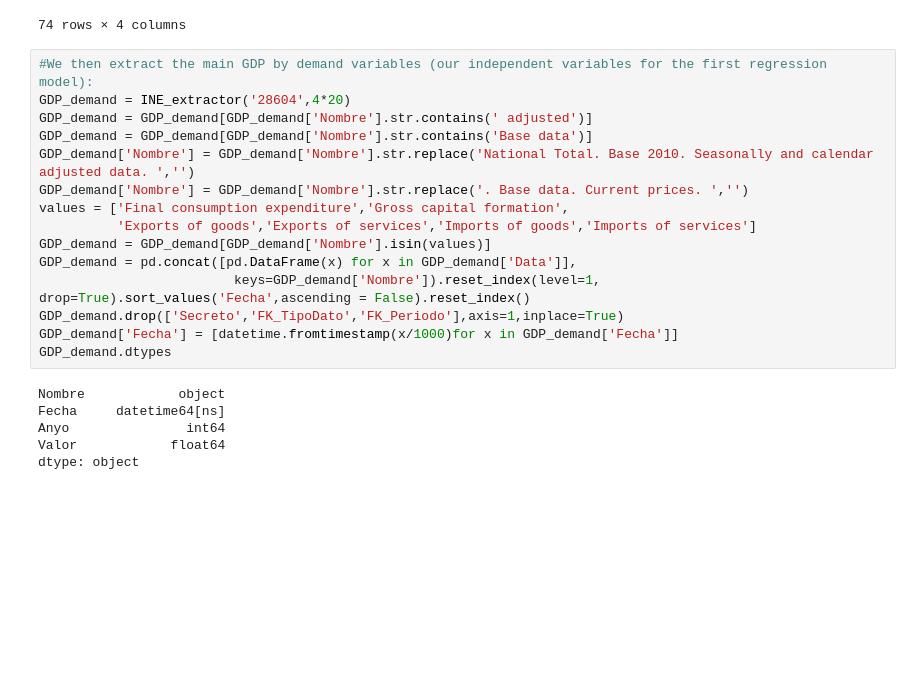
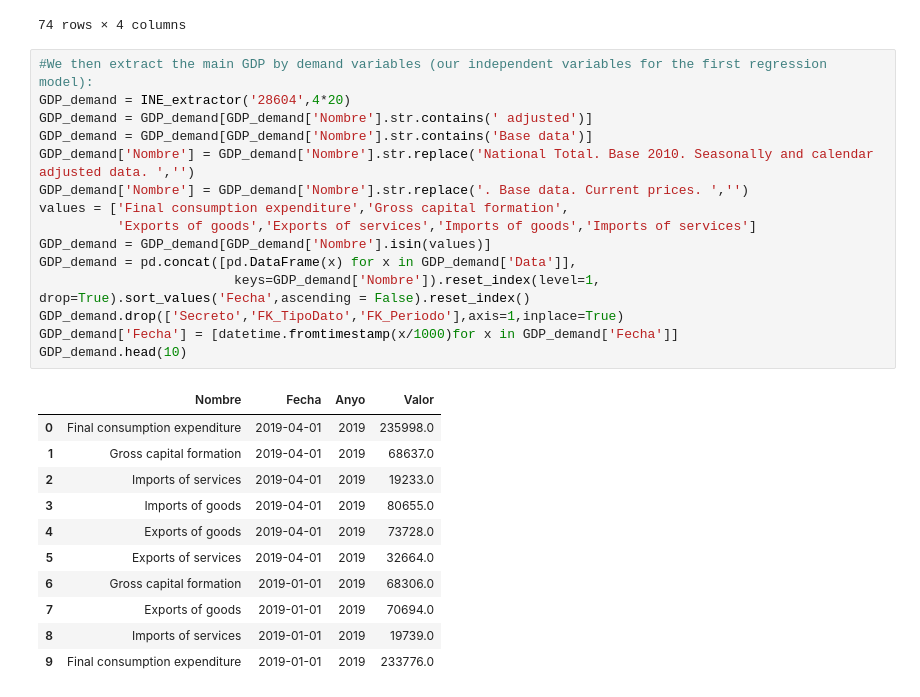
Before and after one commit to javier-pradera/Project-Week-5-Your-Own-Project, a Jupyter notebook: your-project/Code/Unemployment rate model.ipynb, the cells around one changed output. Cells and saved outputs as stored; diff of their text form; blank space fills up the shorter version.

```diff
--- a/your-project/Code/Unemployment rate model.ipynb
+++ b/your-project/Code/Unemployment rate model.ipynb
@@ -67,24 +70,30 @@ unemployment
 # %%
 #We then extract the main GDP by demand variables (our independent variables for the first regression model):
 GDP_demand = INE_extractor('28604',4*20)
 GDP_demand = GDP_demand[GDP_demand['Nombre'].str.contains(' adjusted')]
 GDP_demand = GDP_demand[GDP_demand['Nombre'].str.contains('Base data')]
 GDP_demand['Nombre'] = GDP_demand['Nombre'].str.replace('National Total. Base 2010. Seasonally and calendar adjusted data. ','')
 GDP_demand['Nombre'] = GDP_demand['Nombre'].str.replace('. Base data. Current prices. ','')
 values = ['Final consumption expenditure','Gross capital formation',
           'Exports of goods','Exports of services','Imports of goods','Imports of services']
 GDP_demand = GDP_demand[GDP_demand['Nombre'].isin(values)]
 GDP_demand = pd.concat([pd.DataFrame(x) for x in GDP_demand['Data']],
                          keys=GDP_demand['Nombre']).reset_index(level=1, drop=True).sort_values('Fecha',ascending = False).reset_index()
 GDP_demand.drop(['Secreto','FK_TipoDato','FK_Periodo'],axis=1,inplace=True)
 GDP_demand['Fecha'] = [datetime.fromtimestamp(x/1000)for x in GDP_demand['Fecha']]
-GDP_demand.dtypes
+GDP_demand.head(10)
 # %% [output]
-Nombre            object
-Fecha     datetime64[ns]
-Anyo               int64
-Valor            float64
-dtype: object
+|  | Nombre | Fecha | Anyo | Valor |
+| 0 | Final consumption expenditure | 2019-04-01 | 2019 | 235998.0 |
+| 1 | Gross capital formation | 2019-04-01 | 2019 | 68637.0 |
+| 2 | Imports of services | 2019-04-01 | 2019 | 19233.0 |
+| 3 | Imports of goods | 2019-04-01 | 2019 | 80655.0 |
+| 4 | Exports of goods | 2019-04-01 | 2019 | 73728.0 |
+| 5 | Exports of services | 2019-04-01 | 2019 | 32664.0 |
+| 6 | Gross capital formation | 2019-01-01 | 2019 | 68306.0 |
+| 7 | Exports of goods | 2019-01-01 | 2019 | 70694.0 |
+| 8 | Imports of services | 2019-01-01 | 2019 | 19739.0 |
+| 9 | Final consumption expenditure | 2019-01-01 | 2019 | 233776.0 |
 # %%
 #And we finally extract the GDP by sector (our independent variables for the second regression model):
 GDP_offer = INE_extractor('28602',4*20)
```
Also changed, not shown: parts of 9 cells of this notebook.
